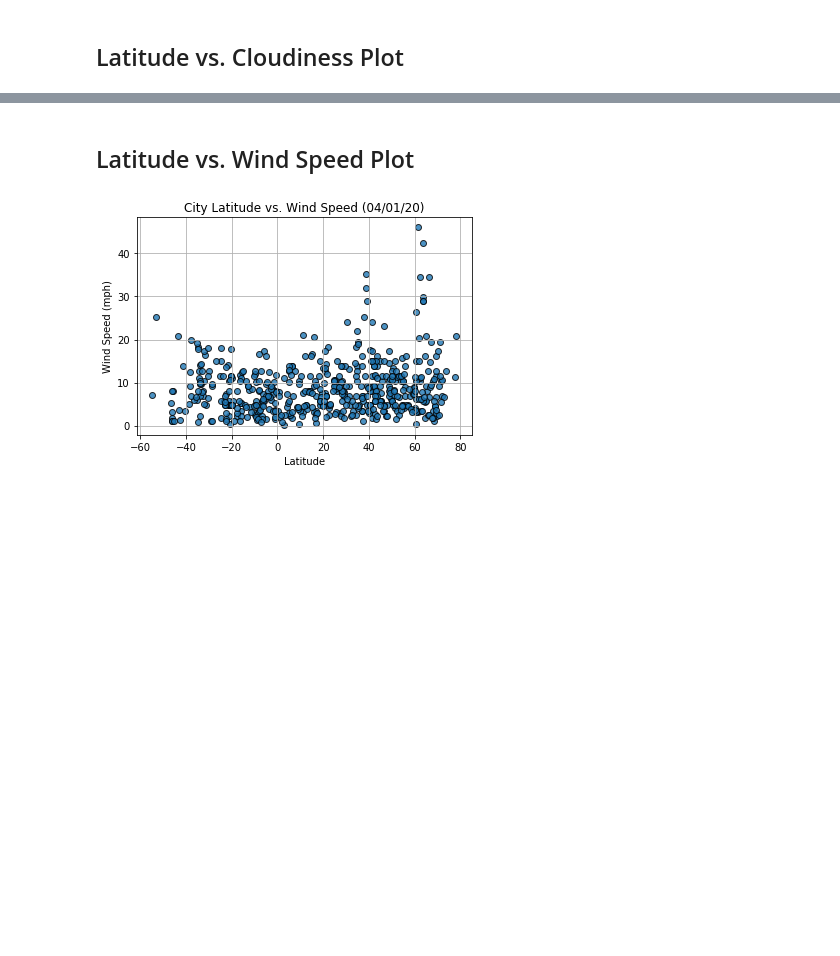
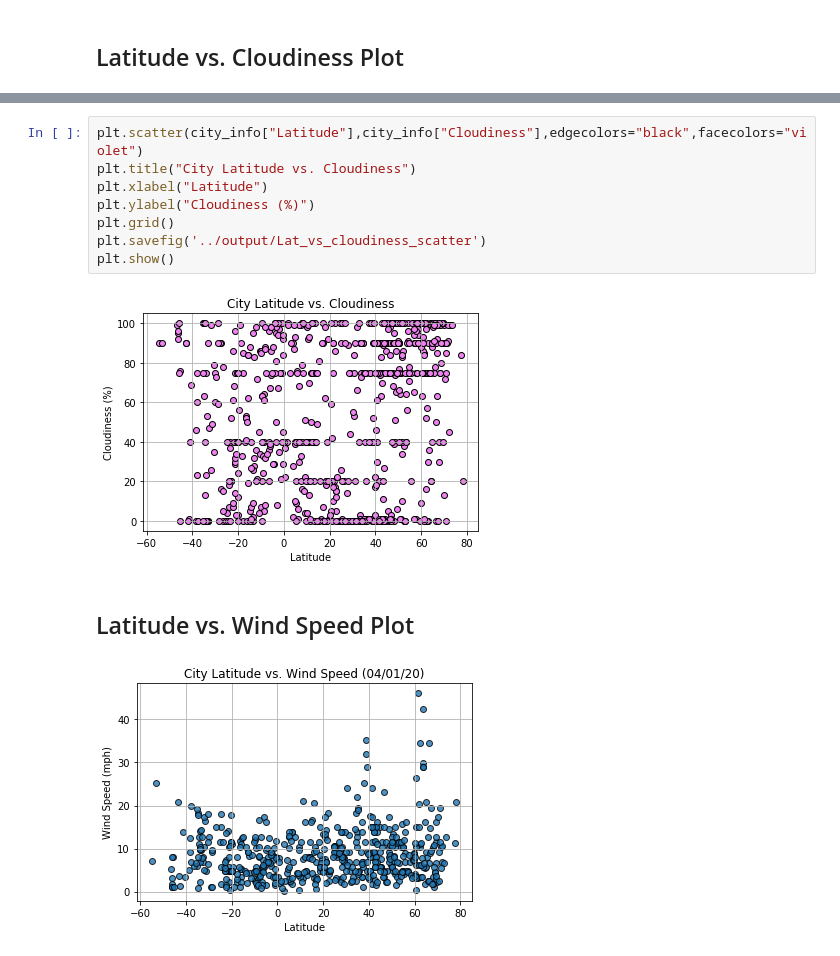
Before and after one commit to sreeven/Bootcamp, a Jupyter notebook: python-api-challenge/WeatherPy/WeatherPy.ipynb, the cells around one changed output, grey strips where cells are left out. Cells and saved outputs as stored; diff of their text form; blank space fills up the shorter version.

Commit message:
cloudiness scatter

```diff
--- a/python-api-challenge/WeatherPy/WeatherPy.ipynb
+++ b/python-api-challenge/WeatherPy/WeatherPy.ipynb
@@ -216,3 +203,13 @@ plt.show()
+# %%
+plt.scatter(city_info["Latitude"],city_info["Cloudiness"],edgecolors="black",facecolors="violet")
+plt.title("City Latitude vs. Cloudiness")
+plt.xlabel("Latitude")
+plt.ylabel("Cloudiness (%)")
+plt.grid()
+plt.savefig('../output/Lat_vs_cloudiness_scatter')
+plt.show()
+# %% [output]
+[figure, added]
 # %% [markdown]
 ## Latitude vs. Wind Speed Plot
 # %%
```
Also changed, not shown: parts of 2 cells of this notebook, 1 other file.
